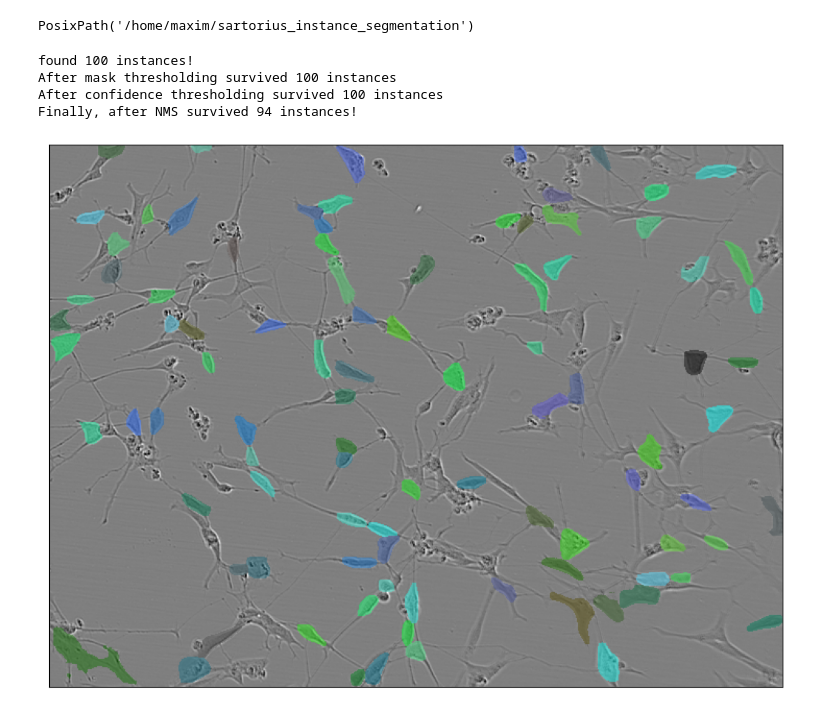
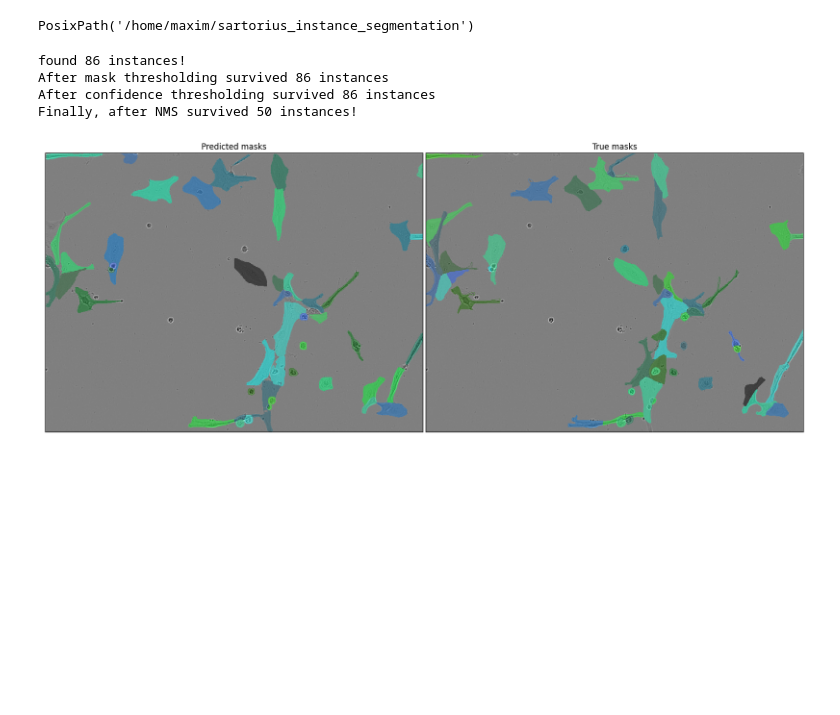
Before and after one commit to implausibleDeniability/sartorius_instance_segmentation, a Jupyter notebook: inference.ipynb, the cells around one changed output. Cells and saved outputs as stored; diff of their text form; code cells hidden in the pictures; blank space fills up the shorter version.

Commit message:
+ target masks in inference

```diff
--- a/inference.ipynb
+++ b/inference.ipynb
@@ -24,4 +26,9 @@ load_dotenv()
 current_dir.absolute()
 # %% [output]
 PosixPath('/home/maxim/sartorius_instance_segmentation')
+# %%
+# Global config of configuration
+test_images_dir = Path(os.environ['dataset_path']) / "val"
+weights_dir = current_dir / "weights" / "inference.ckpt"
+device = "cpu"
 # %%
@@ -85,36 +87,55 @@ def get_masks_from_image(image):
 
     print(f"Finally, after NMS survived {len(masks)} instances!")
     return masks
+# %%
+def load_true_masks(image_path: Path):
+    data_csv = pd.read_csv(test_images_dir / "test.csv")
+    data_csv = data_csv.groupby(['id', 'cell_type'])['annotation'].agg(lambda x: list(x)).reset_index()
+    annotations = data_csv[data_csv.id == image_path.stem].annotation.item()
+    masks = np.array(list(map(lambda line: annotation2mask(line), annotations)))
+    return torch.tensor(masks)
 # %%
 def to_rgb_image(im: torch.Tensor):
     return np.transpose(im.numpy(), axes=(1, 2, 0))
 
-def draw_segmentation_mask(image, masks):
+def draw_segmentation_mask(image, predicted_masks, true_masks):
     gt_image = gray2rgb(image.squeeze())
     gt_image = torch.as_tensor(np.transpose(gt_image, axes=(2, 0, 1)), dtype=torch.uint8)
-    gt_masks = torch.as_tensor(masks == 1)
+    gpredicted_masks = torch.as_tensor(predicted_masks == 1)
+    gtrue_masks = torch.as_tensor(true_masks == 1)
 
-    segm = draw_segmentation_masks(
+    pred_segm = draw_segmentation_masks(
         image=gt_image,
-        masks=gt_masks,
+        masks=gpredicted_masks,
+        alpha=0.5
+    )
+    true_segm = draw_segmentation_masks(
+        image=gt_image,
+        masks=gtrue_masks,
         alpha=0.5
     )
 
-    fig, axes = plt.subplots(ncols=1, figsize=(10, 10))
-    axes.imshow(to_rgb_image(segm))
-    axes.set_xticks([])
-    axes.set_yticks([])
+    fig, axes = plt.subplots(ncols=2, figsize=(16, 8))
+    axes[0].imshow(to_rgb_image(pred_segm))
+    axes[0].set_title("Predicted masks")
+    axes[1].imshow(to_rgb_image(true_segm))
+    axes[1].set_title("True masks")
+    for ax in axes:
+        ax.set_xticks([])
+        ax.set_yticks([])
     plt.tight_layout(pad=0.1, h_pad=0.1, w_pad=0.1)
     plt.show()
     # fig.savefig(f"../figures/{image_id}-{cell_type}.png")
-# %%
-# def draw_masks(image_path: str):
-image = load_image(image_paths[1])
-masks = get_masks_from_image(image)
-draw_segmentation_mask(image, masks)
-# %% [output]
-found 100 instances!
-After mask thresholding survived 100 instances
-After confidence thresholding survived 100 instances
-Finally, after NMS survived 94 instances!
-[figure, removed]
+# %%
+image_path = image_paths[0]
+
+image = load_image(image_path)
+predicted_masks = get_masks_from_image(image)
+true_masks = load_true_masks(image_path)
+draw_segmentation_mask(image, predicted_masks, true_masks)
+# %% [output]
+found 86 instances!
+After mask thresholding survived 86 instances
+After confidence thresholding survived 86 instances
+Finally, after NMS survived 50 instances!
+[figure, added]
```
Also changed, not shown: parts of 2 cells of this notebook.
